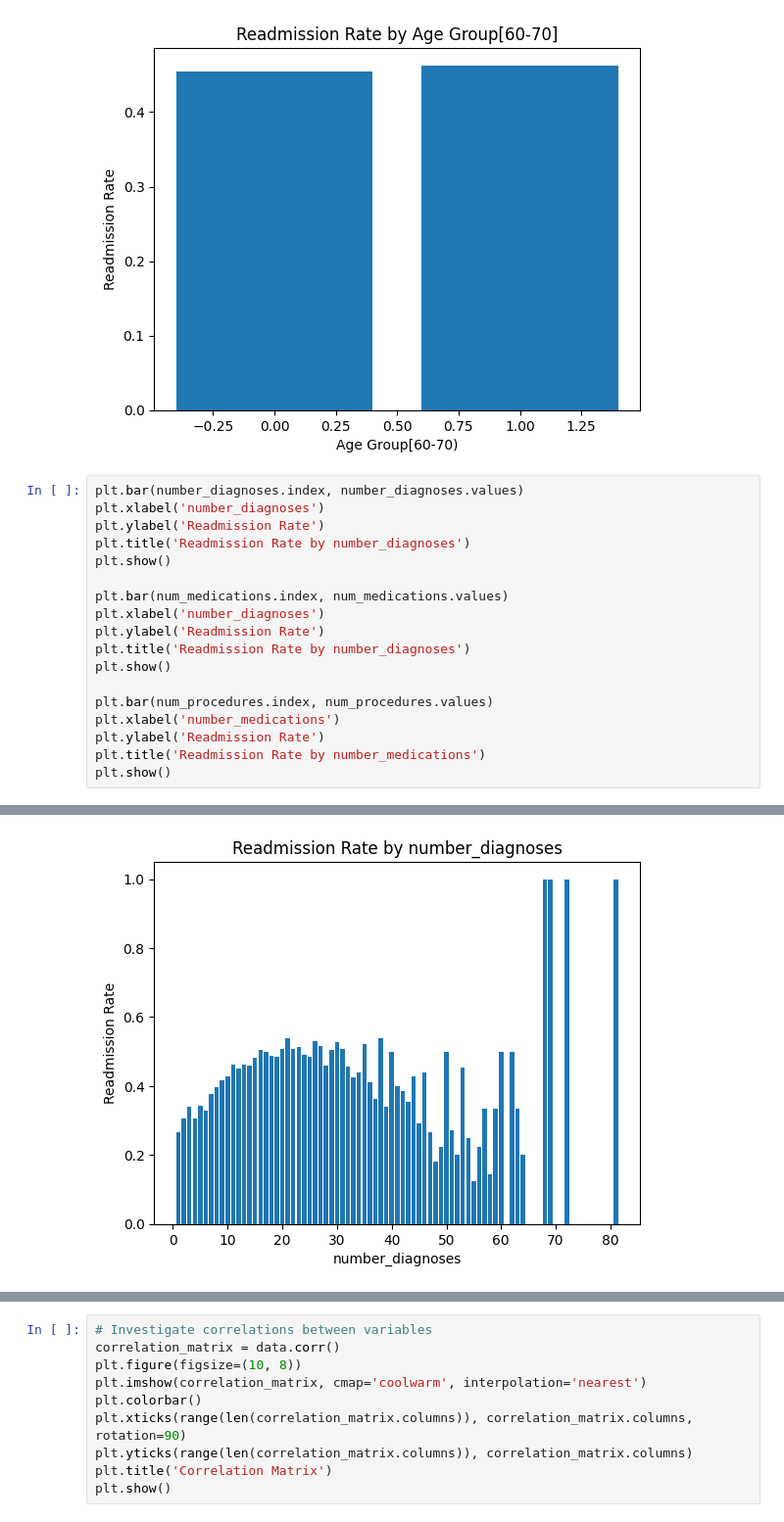
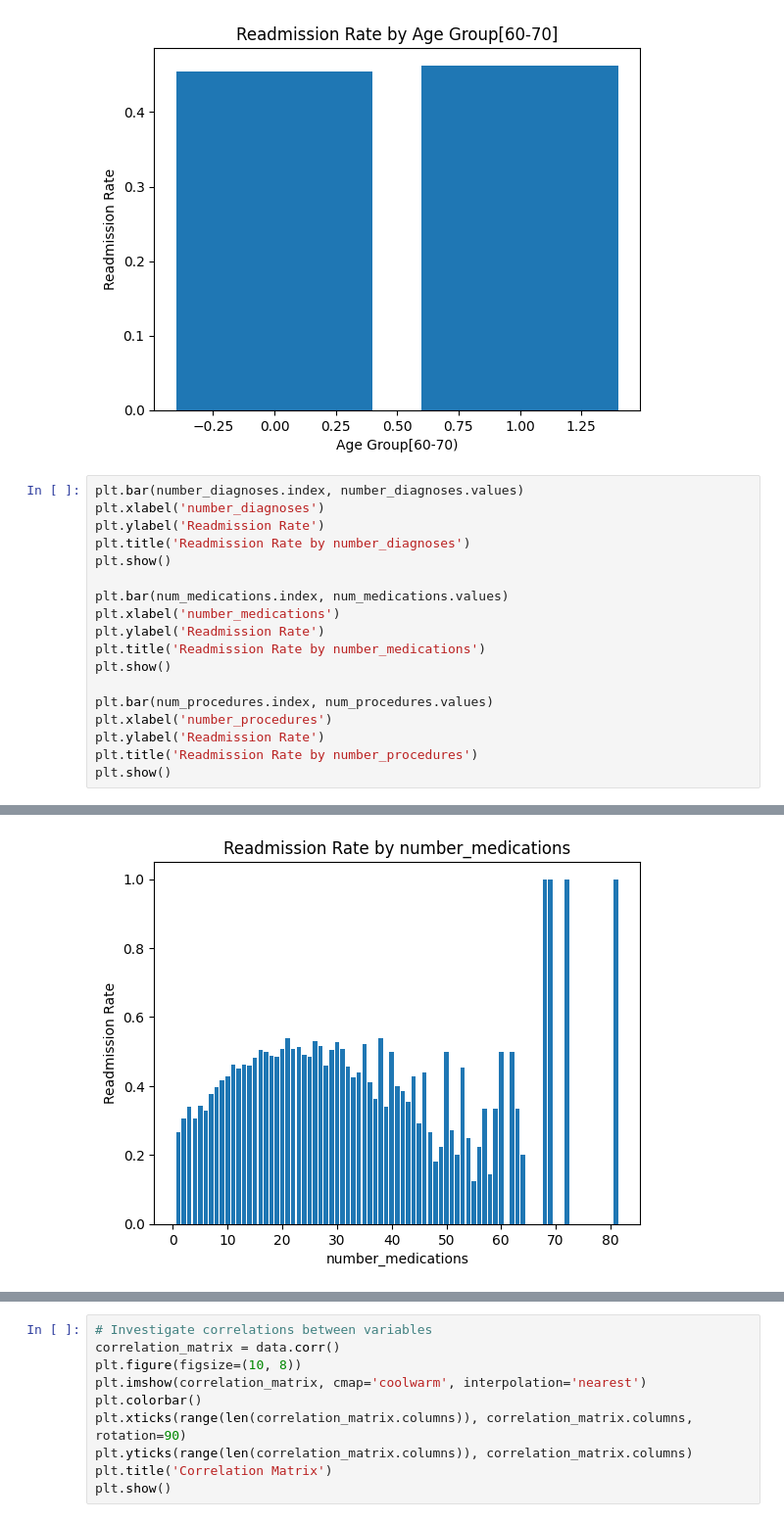
Before and after one commit to thechemist54/MSDS530-GCollab, a Jupyter notebook: healthCarePatientReadmissions.ipynb, the cells around one changed output, grey strips where cells are left out. Shown: that part at 98% size. Saved outputs shown, nothing was run; the diff lists cells and outputs as text.

Commit message:
updated the model graphs

```diff
--- a/healthCarePatientReadmissions.ipynb
+++ b/healthCarePatientReadmissions.ipynb
@@ -86,21 +86,21 @@ plt.show()
 # %%
 plt.bar(number_diagnoses.index, number_diagnoses.values)
 plt.xlabel('number_diagnoses')
 plt.ylabel('Readmission Rate')
 plt.title('Readmission Rate by number_diagnoses')
 plt.show()
 
 plt.bar(num_medications.index, num_medications.values)
-plt.xlabel('number_diagnoses')
-plt.ylabel('Readmission Rate')
-plt.title('Readmission Rate by number_diagnoses')
-plt.show()
-
-plt.bar(num_procedures.index, num_procedures.values)
 plt.xlabel('number_medications')
 plt.ylabel('Readmission Rate')
 plt.title('Readmission Rate by number_medications')
 plt.show()
+
+plt.bar(num_procedures.index, num_procedures.values)
+plt.xlabel('number_procedures')
+plt.ylabel('Readmission Rate')
+plt.title('Readmission Rate by number_procedures')
+plt.show()
 # %% [output]
 [figure]
-[figure, old version]
+[figure, new version]
```
Also changed, not shown: parts of 1 cell of this notebook.
